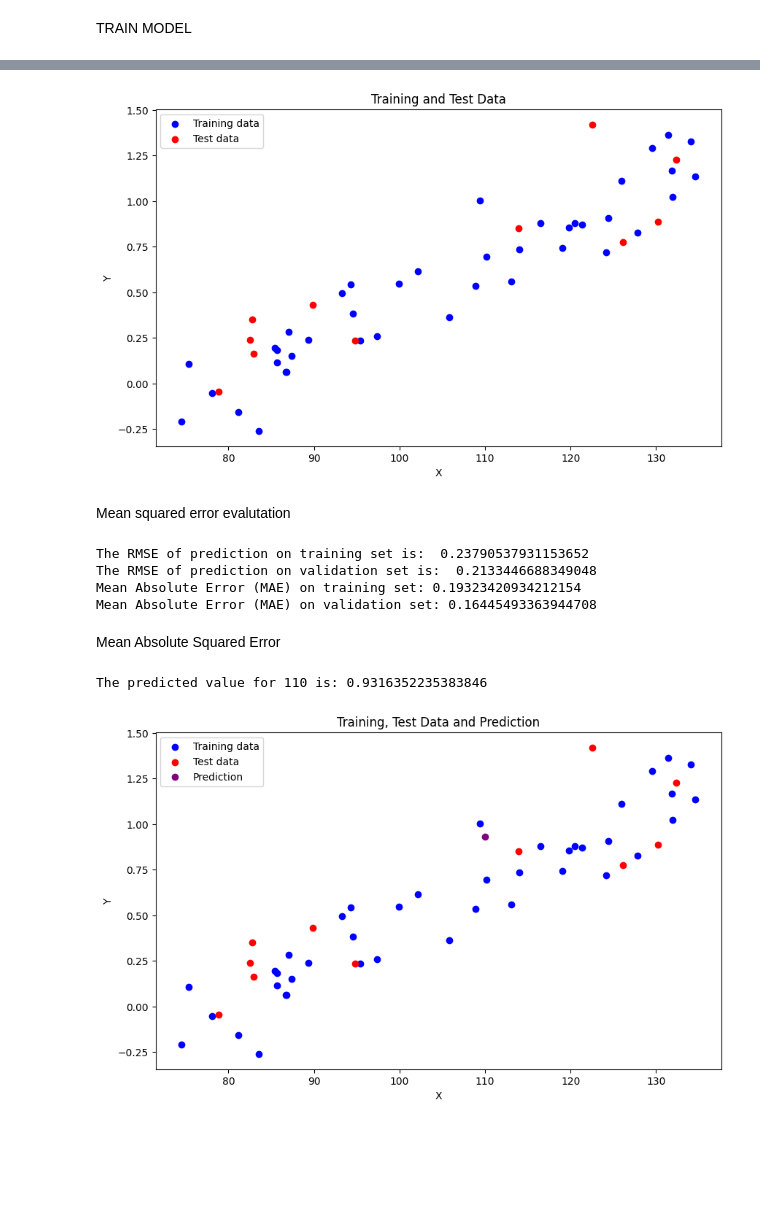
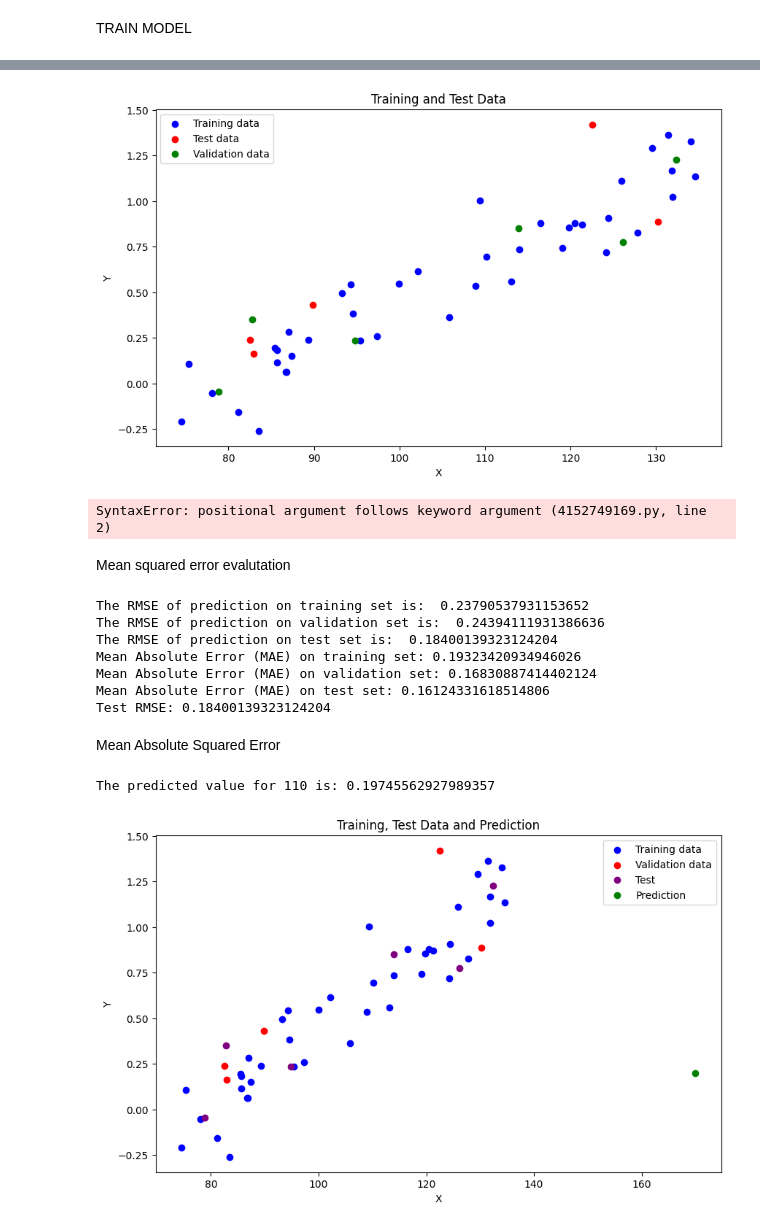
Before and after one commit to Elle0-0/Epic_3, a Jupyter notebook: models/Lgbm/LGBTM.ipynb, the cells around one changed output, grey strips where cells are left out. Saved outputs shown, nothing was run; the diff lists cells and outputs as text; code cells hidden in the pictures; blank space fills up the shorter version.

```diff
--- a/models/Lgbm/LGBTM.ipynb
+++ b/models/Lgbm/LGBTM.ipynb
@@ -133,31 +173,38 @@ plt.scatter(X_train, y_train, color='blue', label='Training data')
 # Plot the test data
 plt.scatter(X_valid, y_valid, color='red', label='Test data')
 
+plt.scatter(X_test, y_test, color='green', label='Validation data')
+
 plt.xlabel('X')
 plt.ylabel('Y')
 plt.title('Training and Test Data')
 plt.legend()
 plt.show()
 # %% [output]
-[figure, old version]
+[figure, new version]
 # %%
 import lightgbm as lgb
-model_lgbm = lgb.train(parameters, train, valid_sets=valid, num_boost_round=1200)
+model_lgbm = lgb.train(parameters, train, valid_sets=valid,test, num_boost_round=1200)
+# %% [output]
+SyntaxError: positional argument follows keyword argument (4152749169.py, line 2)
 # %% [markdown]
 Mean squared error evalutation
 # %%
 from sklearn.metrics import mean_squared_error
 
 y_train_pred = model_lgbm.predict(X_train)
+y_test_pred = model_lgbm.predict(X_test)
 y_valid_pred = model_lgbm.predict(X_valid)
 
 # Make predictions
 y_train_pred = model_lgbm.predict(X_train, num_iteration=model_lgbm.best_iteration)
 y_valid_pred = model_lgbm.predict(X_valid, num_iteration=model_lgbm.best_iteration)
+y_test_pred = model_lgbm.predict(X_test, num_iteration=model_lgbm.best_iteration)
 
 # Print RMSE
 print('The RMSE of prediction on training set is: ', mean_squared_error(y_train, y_train_pred) ** 0.5)
 print('The RMSE of prediction on validation set is: ', mean_squared_error(y_valid, y_valid_pred) ** 0.5)
+print('The RMSE of prediction on test set is: ', mean_squared_error(y_test, y_test_pred) ** 0.5)
 
 from sklearn.metrics import mean_absolute_error
 
@@ -165,42 +212,54 @@ from sklearn.metrics import mean_absolute_error
 
 print("Mean Absolute Error (MAE) on training set:", mean_absolute_error(y_train, y_train_pred))
 print("Mean Absolute Error (MAE) on validation set:", mean_absolute_error(y_valid, y_valid_pred ))
+print("Mean Absolute Error (MAE) on test set:", mean_absolute_error(y_test, y_test_pred))
+
+# Train the model
+model_lgbm = lgb.train(parameters, train, valid_sets=[valid], num_boost_round=1200)
+
+# Use the model to predict the test set
+y_test_pred = model_lgbm.predict(X_test)
+
+# Evaluate the model on the test set
+test_rmse = np.sqrt(mean_squared_error(y_test, y_test_pred))
+print(f"Test RMSE: {test_rmse}")
 # %% [output]
 The RMSE of prediction on training set is:  0.23790537931153652
-The RMSE of prediction on validation set is:  0.2133446688349048
-Mean Absolute Error (MAE) on training set: 0.19323420934212154
-Mean Absolute Error (MAE) on validation set: 0.16445493363944708
+The RMSE of prediction on validation set is:  0.24394111931386636
+The RMSE of prediction on test set is:  0.18400139323124204
+Mean Absolute Error (MAE) on training set: 0.19323420934946026
+Mean Absolute Error (MAE) on validation set: 0.16830887414402124
+Mean Absolute Error (MAE) on test set: 0.16124331618514806
+Test RMSE: 0.18400139323124204
 # %% [markdown]
 Mean Absolute Squared Error
-# %%
-# Assuming X_test is your test data
-X_test = np.array([110]).reshape(-1, 1)
-y_test_pred = model_lgbm.predict(X_test, num_iteration=model_lgbm.best_iteration)
-print("The predicted value for 110 is:", y_test_pred[0])
-# %% [output]
-The predicted value for 110 is: 0.9316352235383846
 # %%
 import matplotlib.pyplot as plt
 
 # Assuming your data is 1-dimensional
 plt.figure(figsize=(10, 6))
 
 # Plot the training data
 plt.scatter(X_train, y_train, color='blue', label='Training data')
 
 # Plot the test data
-plt.scatter(X_valid, y_valid, color='red', label='Test data')
+plt.scatter(X_valid, y_valid, color='red', label='Validation data')
 
 # Plot the prediction
-plt.scatter(X_test, y_test_pred, color='purple', label='Prediction')
+plt.scatter(X_test, y_test, color='purple', label='Test')
 
+X_pred = np.array([170]).reshape(-1, 1)
+y_test_pred = model_lgbm.predict(X_test, num_iteration=model_lgbm.best_iteration)
+print("The predicted value for 110 is:", y_test_pred[0])
+plt.scatter(X_pred, y_test_pred[0], color='green', label='Prediction')
 plt.xlabel('X')
 plt.ylabel('Y')
 plt.title('Training, Test Data and Prediction')
 plt.legend()
 plt.show()
 # %% [output]
+The predicted value for 110 is: 0.19745562927989357
-[figure, old version]
+[figure, new version]
 # %%
 # 1. Residuals Plot
 plt.figure(figsize=(10, 6))
```
Also changed, not shown: parts of 3 cells of this notebook, 1 other file.
